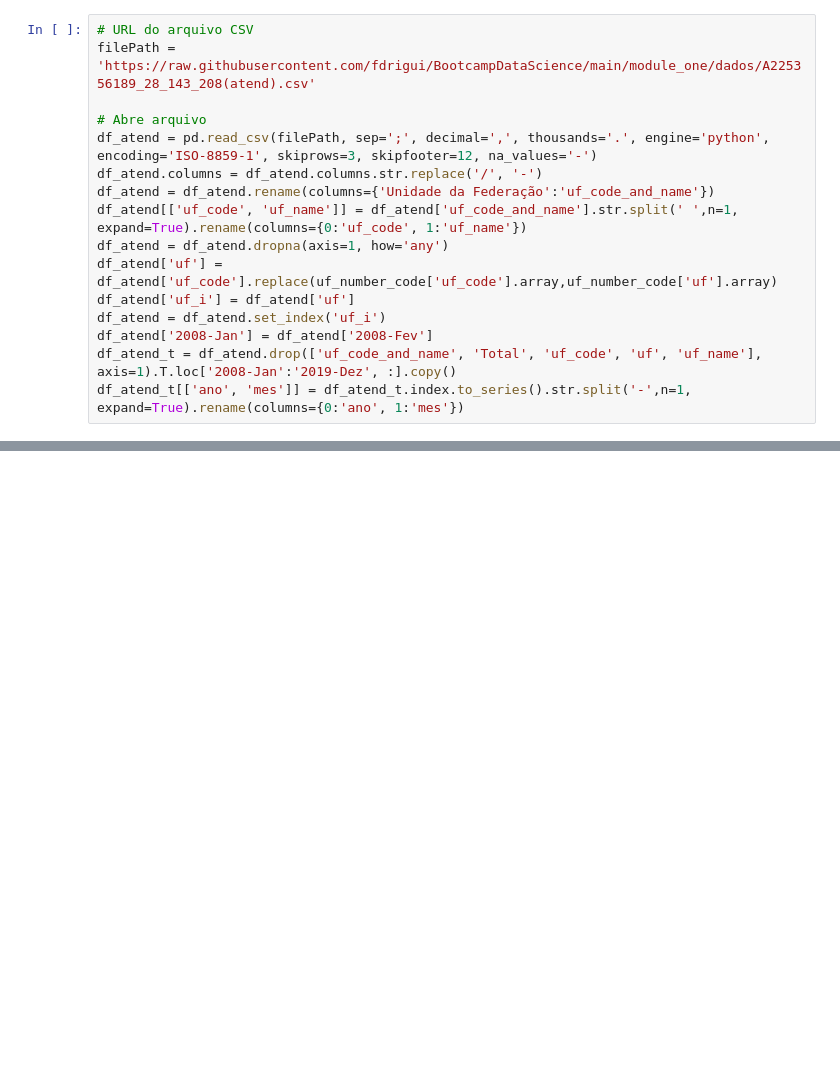
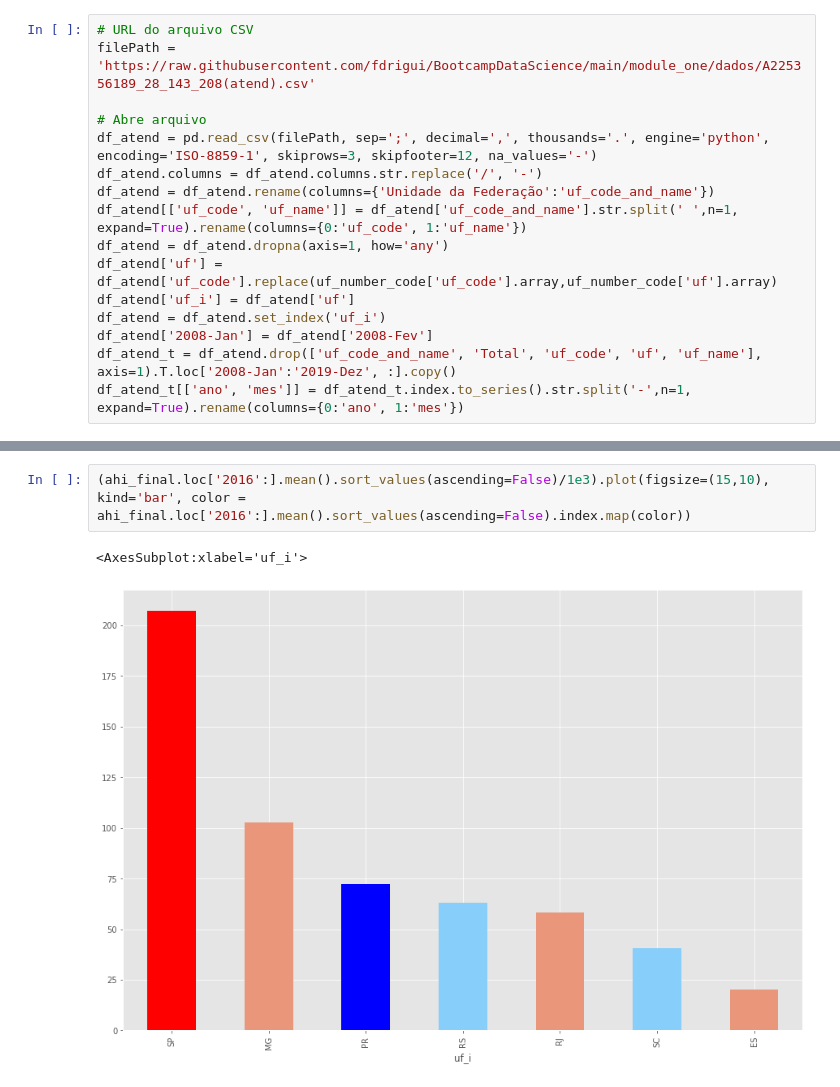
Before and after one commit to fdrigui/BootcampDataScience, a Jupyter notebook: module_one/Untitled1.ipynb, the cells around one changed output, grey strips where cells are left out. Drawn from its saved outputs; the diff is of its cells as text; blank space fills up the shorter version.

```diff
--- a/module_one/Untitled1.ipynb
+++ b/module_one/Untitled1.ipynb
@@ -36,0 +85,5 @@ plt.plot()
+# %%
+(ahi_final.loc['2016':].mean().sort_values(ascending=False)/1e3).plot(figsize=(15,10), kind='bar', color = ahi_final.loc['2016':].mean().sort_values(ascending=False).index.map(color))
+# %% [output]
+<AxesSubplot:xlabel='uf_i'>
+[figure, added]
```
Also changed, not shown: parts of 28 cells of this notebook.
